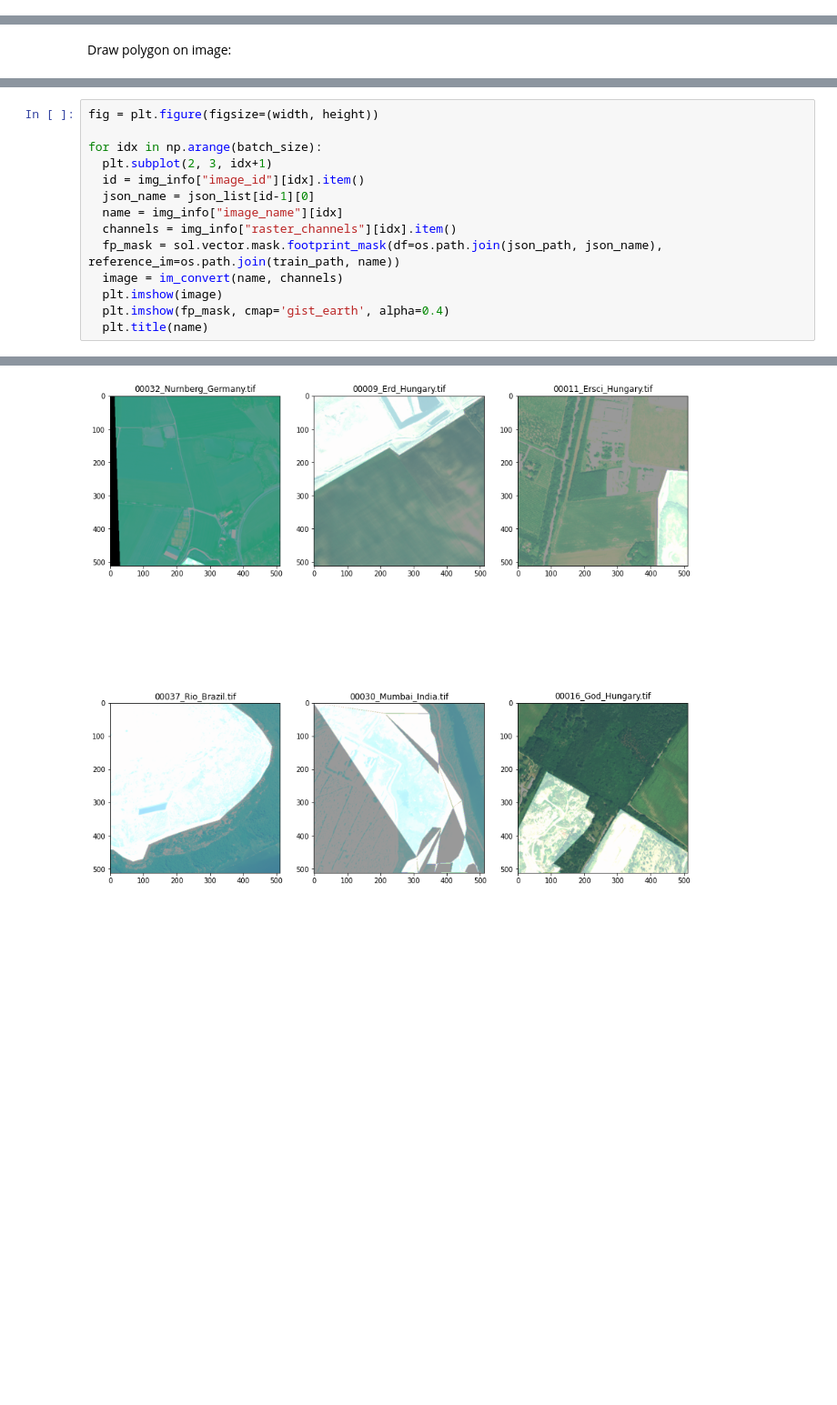
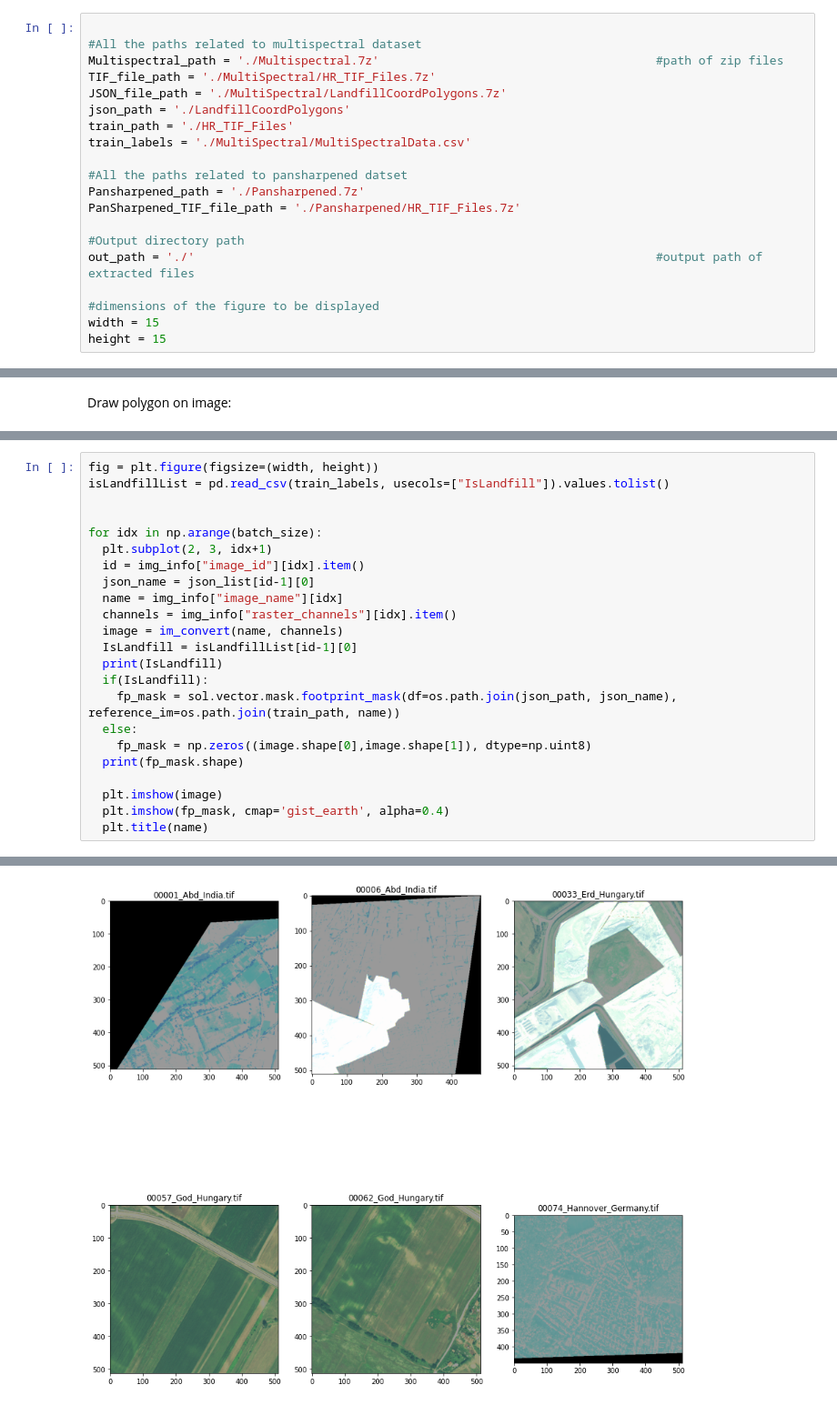
Before and after one commit to AnupamaRajkumar/LandfillDetection_SemanticSegmentation, a Jupyter notebook: Code/Source/LandfillDataloader.ipynb, the cells around one changed output, grey strips where cells are left out. Shown at 91% size. Cells and saved outputs as stored; diff of their text form; blank space fills up the shorter version.

Commit message:
Updated Dataloader to overlap mask over the image correctly

```diff
--- a/Code/Source/LandfillDataloader.ipynb
+++ b/Code/Source/LandfillDataloader.ipynb
@@ -60,0 +99,20 @@ def ExtractFiles(in_path, out_path):
+# %%
+
+#All the paths related to multispectral dataset
+Multispectral_path = './Multispectral.7z'                                       #path of zip files
+TIF_file_path = './MultiSpectral/HR_TIF_Files.7z'
+JSON_file_path = './MultiSpectral/LandfillCoordPolygons.7z'
+json_path = './LandfillCoordPolygons'
+train_path = './HR_TIF_Files'
+train_labels = './MultiSpectral/MultiSpectralData.csv'
+
+#All the paths related to pansharpened datset
+Pansharpened_path = './Pansharpened.7z'
+PanSharpened_TIF_file_path = './Pansharpened/HR_TIF_Files.7z'
+
+#Output directory path
+out_path = './'                                                                 #output path of extracted files
+
+#dimensions of the figure to be displayed
+width = 15
+height = 15
@@ -229,5 +305,7 @@ for idx in np.arange(batch_size):
 # %%
 fig = plt.figure(figsize=(width, height))
+isLandfillList = pd.read_csv(train_labels, usecols=["IsLandfill"]).values.tolist()
+
 
 for idx in np.arange(batch_size):
   plt.subplot(2, 3, idx+1)
@@ -235,8 +313,15 @@ for idx in np.arange(batch_size):
   json_name = json_list[id-1][0]
   name = img_info["image_name"][idx]
   channels = img_info["raster_channels"][idx].item()
-  fp_mask = sol.vector.mask.footprint_mask(df=os.path.join(json_path, json_name), reference_im=os.path.join(train_path, name))
   image = im_convert(name, channels)
+  IsLandfill = isLandfillList[id-1][0]
+  print(IsLandfill)
+  if(IsLandfill):
+    fp_mask = sol.vector.mask.footprint_mask(df=os.path.join(json_path, json_name), reference_im=os.path.join(train_path, name))
+  else:
+    fp_mask = np.zeros((image.shape[0],image.shape[1]), dtype=np.uint8)
+  print(fp_mask.shape)
+
   plt.imshow(image)
   plt.imshow(fp_mask, cmap='gist_earth', alpha=0.4)
   plt.title(name)
@@ -250 +347 @@ Clipping input data to the valid range for imshow with RGB data ([0..1] for floa
-[figure, old version]
+[figure, new version]
```
Also changed, not shown: parts of 25 cells of this notebook.
